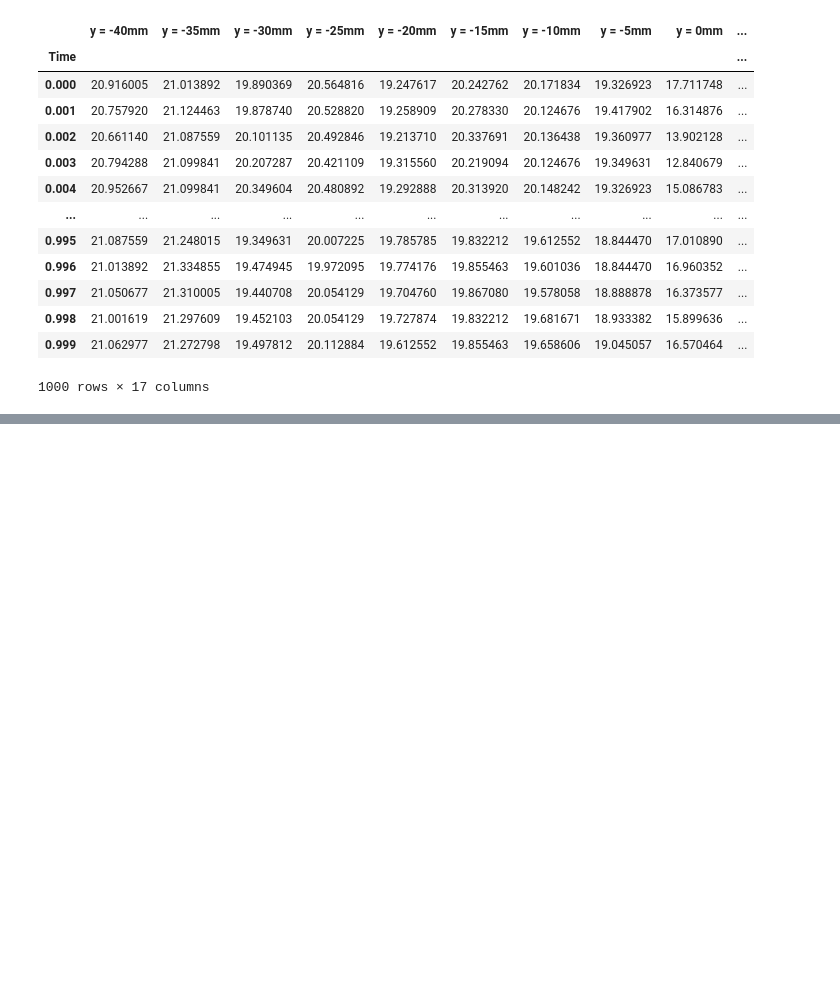
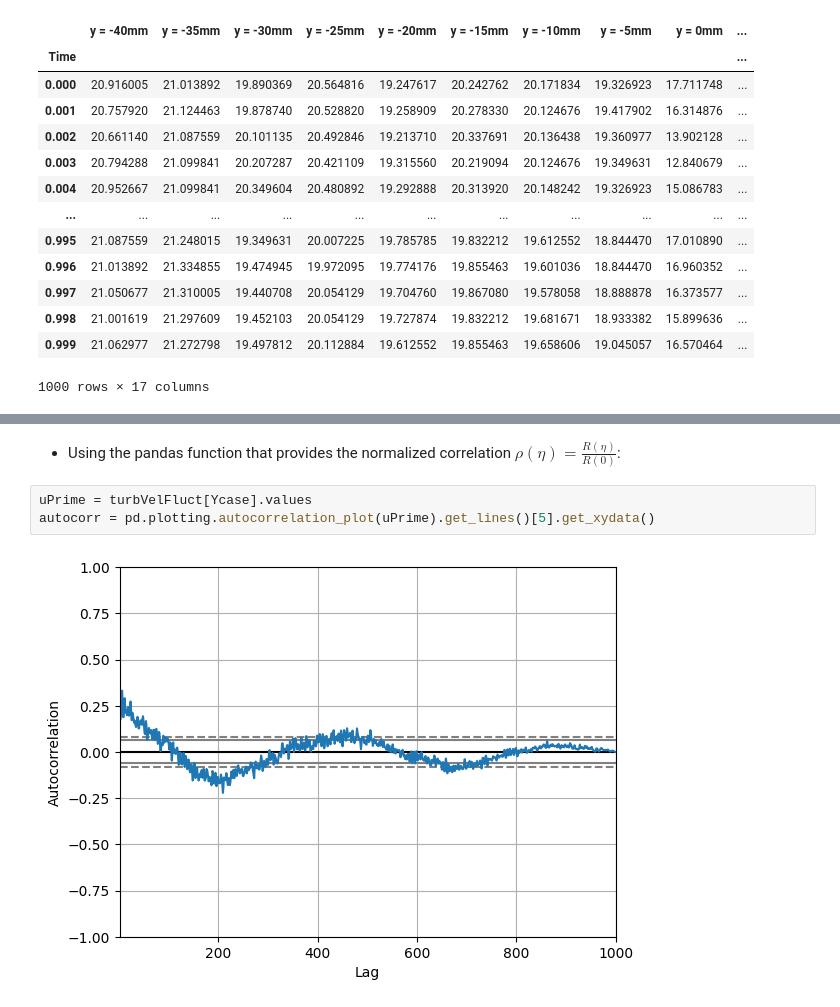
Before and after one commit to Ferraan/AdvancedFluidMechanics, a Jupyter notebook: 3-Turbulence/Assignment3Grup1.ipynb, the cells around one changed output, grey strips where cells are left out. Drawn from its saved outputs; the diff is of its cells as text; blank space fills up the shorter version.

```diff
--- a/3-Turbulence/Assignment3Grup1.ipynb
+++ b/3-Turbulence/Assignment3Grup1.ipynb
@@ -106,0 +222,7 @@ spaceXdata
+# %% [markdown]
+- Using the pandas function that provides the normalized correlation $\rho(\eta)=\frac{R(\eta)}{R(0)} $:
+# %%
+uPrime = turbVelFluct[Ycase].values
+autocorr = pd.plotting.autocorrelation_plot(uPrime).get_lines()[5].get_xydata()
+# %% [output]
+[figure, added]
```
Also changed, not shown: parts of 39 cells of this notebook.
